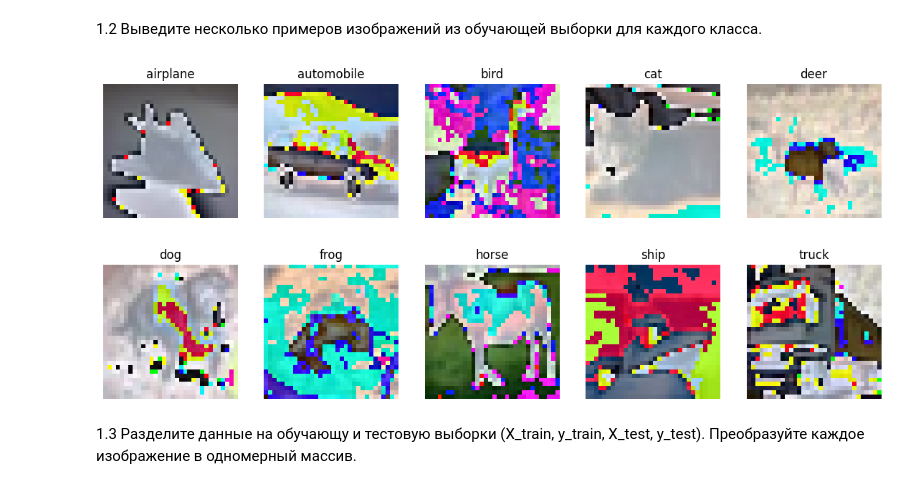
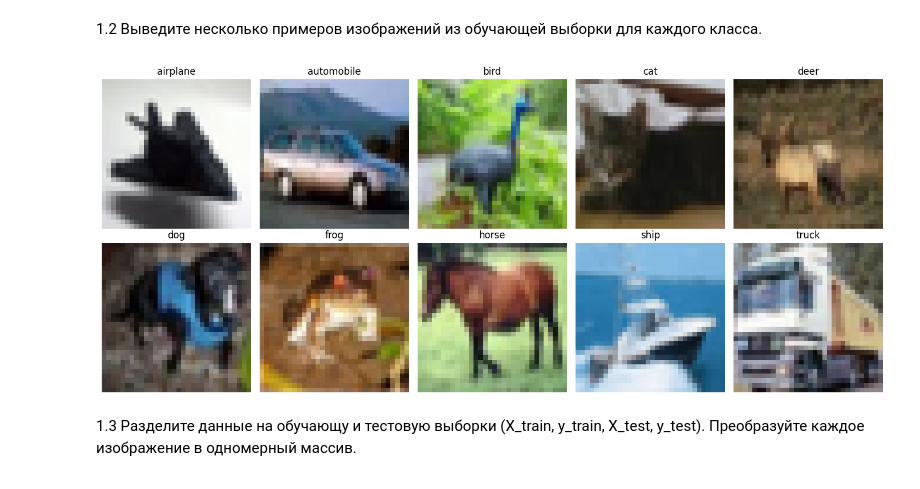
Before and after one commit to CJIABHbIU/DL_Course_SamU_2025, a Jupyter notebook: lab_1-2/assignment1.ipynb, the cells around one changed output. Saved outputs shown, nothing was run; the diff lists cells and outputs as text; code cells hidden in the pictures.

```diff
--- a/lab_1-2/assignment1.ipynb
+++ b/lab_1-2/assignment1.ipynb
@@ -80,30 +86,30 @@ print('Test labels shape: ', y_test.shape)
 # %%
 # классы CIFAR-10
 classes = [
     'airplane', 'automobile', 'bird', 'cat', 'deer',
     'dog', 'frog', 'horse', 'ship', 'truck'
 ]
 
 # возьмём по одному первому встречающемуся изображению каждого класса
 samples = []
 
 for class_id in range(10):
     idx = np.where(y_train == class_id)[0][0]  # первый индекс класса
     samples.append(X_train[idx])
 
-# теперь samples содержит 10 картинок, по одной на каждый класс
 plt.figure(figsize=(14, 6))
+
 for i in range(10):
     plt.subplot(2, 5, i + 1)
-    # нужно вернуть каналы в последний индекс (из (3,32,32) → (32,32,3))
-    img = samples[i].transpose(1, 2, 0)
-    plt.imshow(img.astype('uint8'))
+    img = samples[i]
+    plt.imshow(img.astype('uint8'), interpolation='nearest')
     plt.title(classes[i])
     plt.axis('off')
 
+plt.tight_layout()
 plt.show()
 # %% [output]
-[figure, old version]
+[figure, new version]
 # %% [markdown]
 1.3 Разделите данные на обучающу и тестовую выборки (X_train, y_train, X_test, y_test). Преобразуйте каждое изображение в одномерный массив.
 # %%
```
Also changed, not shown: parts of 6 cells of this notebook, 14 other files.
